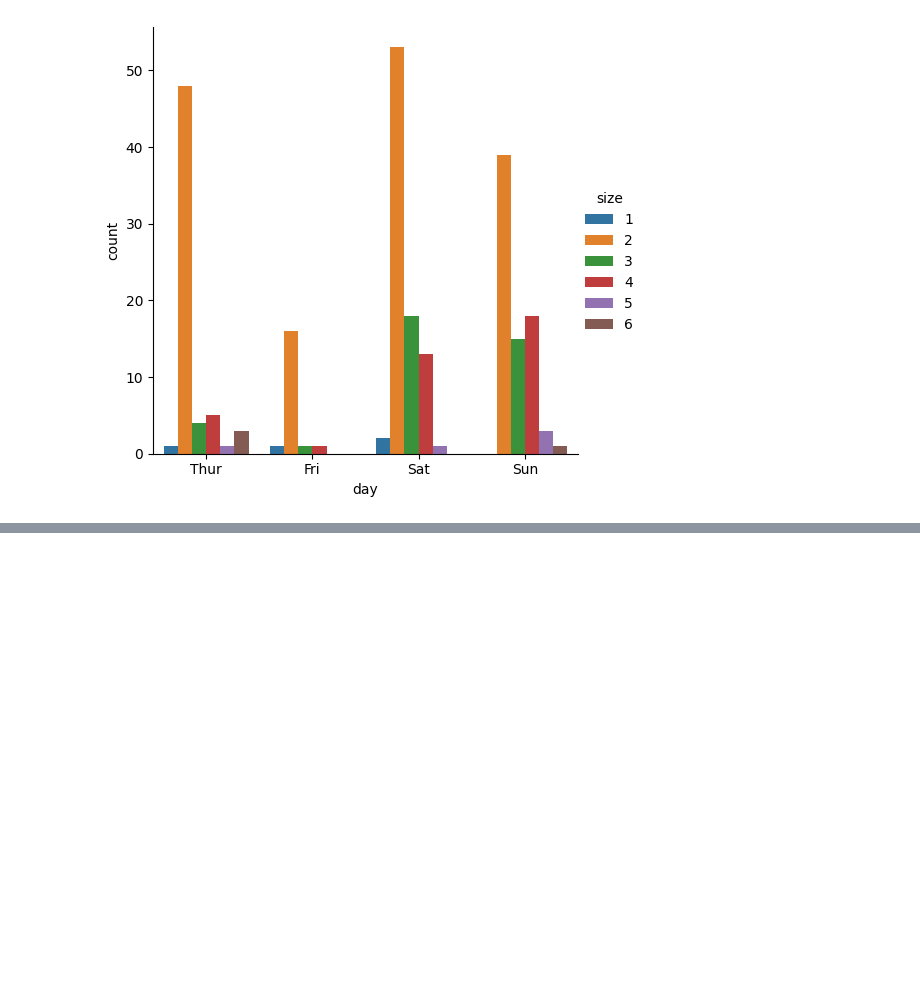
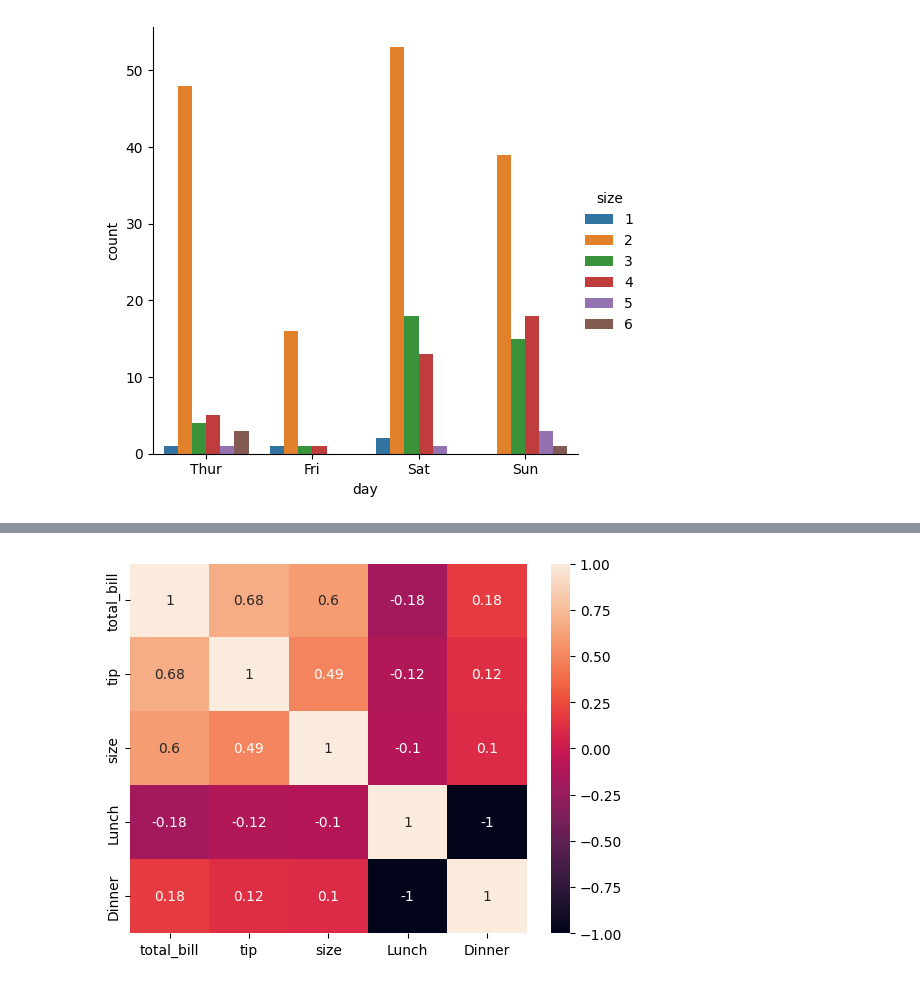
Before and after one commit to amirhosein-ziaei/Machine_Learning_Course, a Jupyter notebook: Linear_Regression/Linear_Regression.ipynb, the cells around one changed output, grey strips where cells are left out. Cells and saved outputs as stored; diff of their text form; code cells hidden in the pictures; blank space fills up the shorter version.

```diff
--- a/Linear_Regression/Linear_Regression.ipynb
+++ b/Linear_Regression/Linear_Regression.ipynb
@@ -133,0 +203,5 @@ sns.catplot(x='day' ,hue="size",kind="count", data=tips_df)
+# %%
+my_correlation = df.corr()
+x = sns.heatmap(my_correlation,annot=True)
+# %% [output]
+[figure, added]
```
Also changed, not shown: parts of 11 cells of this notebook.
